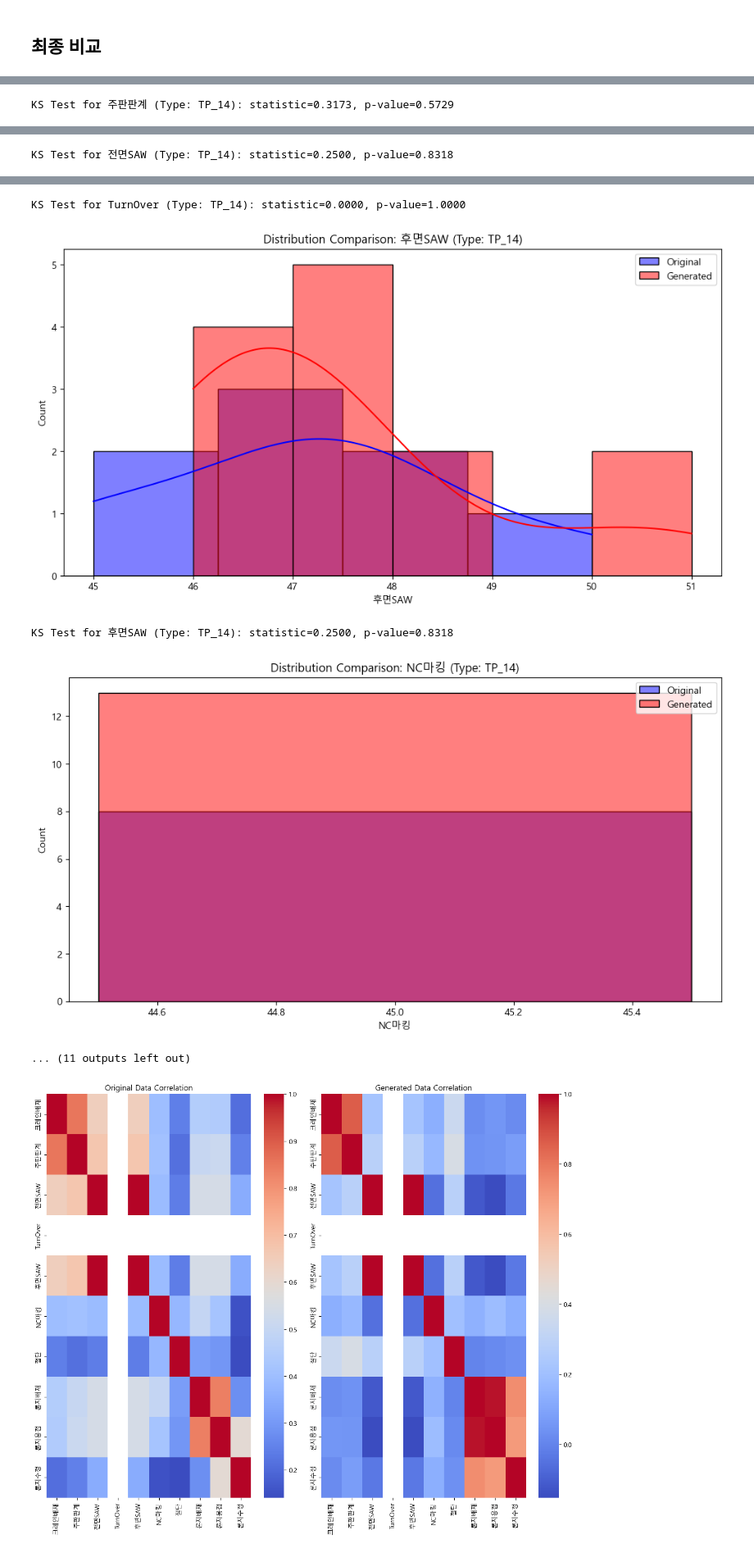
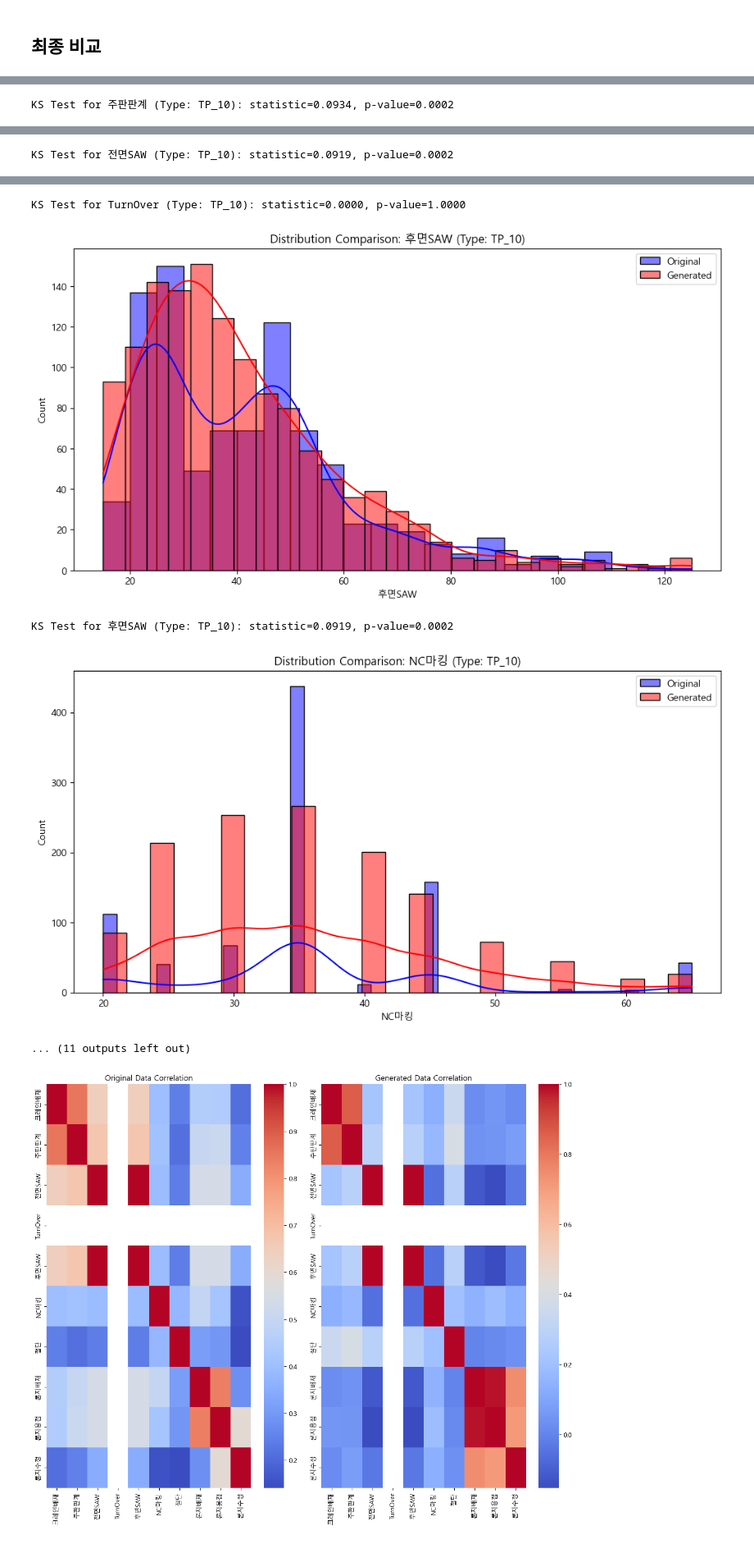
Before and after one commit to SNUPEL/2024_SHI_PBS, a Jupyter notebook: environment/data.ipynb, the cells around one changed output, grey strips where cells are left out. Shown at 82% size. Cells and saved outputs as stored; diff of their text form; code cells hidden in the pictures.

```diff
--- a/environment/data.ipynb
+++ b/environment/data.ipynb
@@ -480,8 +480,25 @@ from scipy import stats
 plt.rcParams['font.family'] = 'Malgun Gothic'
 
 # 데이터 읽기
-generated_data = pd.read_excel('C:/Users/ohj/Desktop/PBS/environment/PBS_10_1060_2.xlsx')
+generated_data = pd.read_excel('C:/Users/ohj/Desktop/PBS/environment/generated_data_test.xlsx')
 original_data = pd.read_excel('C:/Users/ohj/Desktop/PBS/environment/판넬_데이터.xlsx')
+
+# 열 이름 매핑
+column_mapping = {
+    'Process_1': '크레인배재',
+    'Process_2': '주판판계',
+    'Process_3': '전면SAW',
+    'Process_4': 'TurnOver',
+    'Process_5': '후면SAW',
+    'Process_6': 'NC마킹',
+    'Process_7': '절단',
+    'Process_8': '론지배재',
+    'Process_9': '론지용접',
+    'Process_10': '론지수정'
+}
+
+# 열 이름 수정
+generated_data = generated_data.rename(columns=column_mapping)
 
 def compare_distributions_by_type(original, generated, column, type_name):
     orig_type_data = original[original['타입'] == type_name]
@@ -523,7 +540,7 @@ def compare_correlations_by_type(original, generated, type_name):
     plt.show()
 # %%
 # TP_10에 대해서만 분석
-type_name = 'TP_14'
+type_name = 'TP_10'
 print(f"\nAnalyzing Type: {type_name}")
 
 # 분포 비교
@@ -548 +565 @@ KS Test for 크레인배재 (Type: TP_14): statistic=0.4231, p-value=0.2466
-KS Test for 주판판계 (Type: TP_14): statistic=0.3173, p-value=0.5729
+KS Test for 주판판계 (Type: TP_10): statistic=0.0934, p-value=0.0002
@@ -550 +567 @@ KS Test for 주판판계 (Type: TP_14): statistic=0.3173, p-value=0.5729
-KS Test for 전면SAW (Type: TP_14): statistic=0.2500, p-value=0.8318
+KS Test for 전면SAW (Type: TP_10): statistic=0.0919, p-value=0.0002
@@ -552,7 +569,7 @@ KS Test for 전면SAW (Type: TP_14): statistic=0.2500, p-value=0.8318
-KS Test for TurnOver (Type: TP_14): statistic=0.0000, p-value=1.0000
+KS Test for TurnOver (Type: TP_10): statistic=0.0000, p-value=1.0000
-[figure, old version]
+[figure, new version]
-KS Test for 후면SAW (Type: TP_14): statistic=0.2500, p-value=0.8318
+KS Test for 후면SAW (Type: TP_10): statistic=0.0919, p-value=0.0002
-[figure, old version]
+[figure, new version]
 ... (11 outputs left out)
 # %%
 def compare_correlations(original, generated):
```
Also changed, not shown: parts of 1 cell of this notebook, 7 other files.
